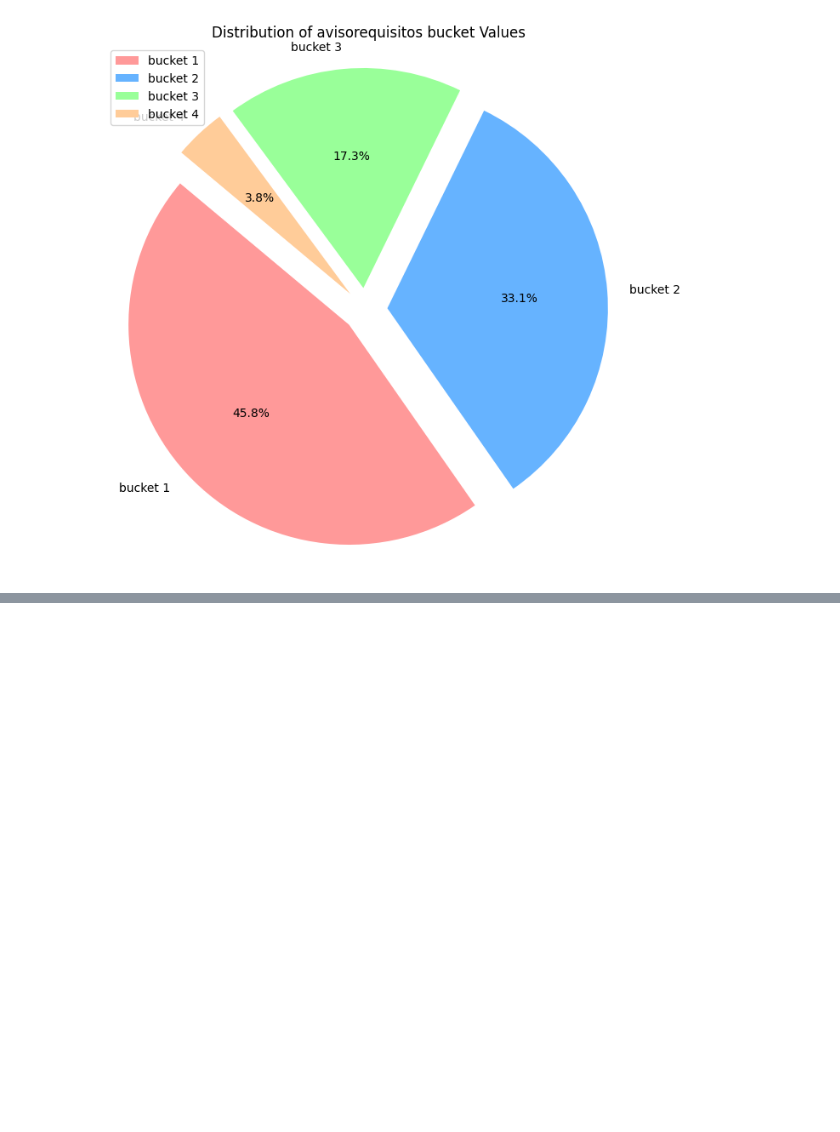
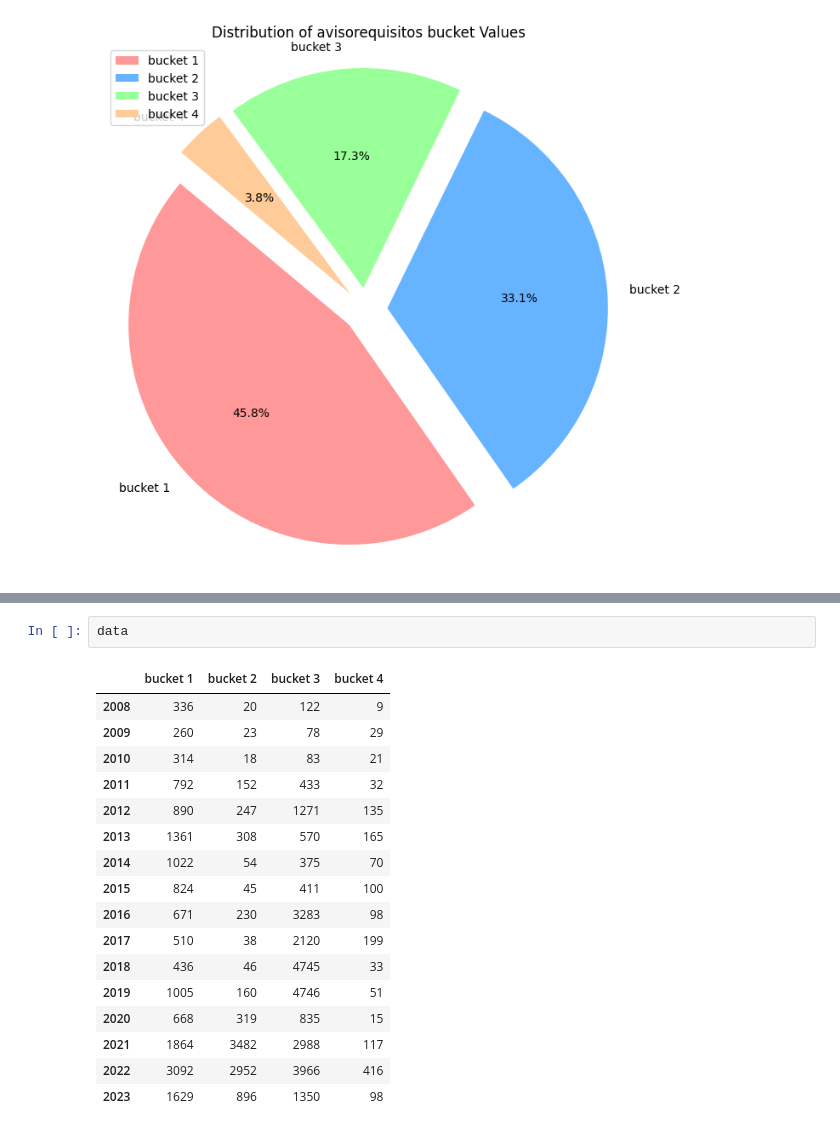
Before and after one commit to oejaramillo/WFH-Project, a Jupyter notebook: graphs.ipynb, the cells around one changed output, grey strips where cells are left out. Cells and saved outputs as stored; diff of their text form; blank space fills up the shorter version.

```diff
--- a/graphs.ipynb
+++ b/graphs.ipynb
@@ -262,0 +307,20 @@ plt.show()
+# %%
+data
+# %% [output]
+|  | bucket 1 | bucket 2 | bucket 3 | bucket 4 |
+| 2008 | 336 | 20 | 122 | 9 |
+| 2009 | 260 | 23 | 78 | 29 |
+| 2010 | 314 | 18 | 83 | 21 |
+| 2011 | 792 | 152 | 433 | 32 |
+| 2012 | 890 | 247 | 1271 | 135 |
+| 2013 | 1361 | 308 | 570 | 165 |
+| 2014 | 1022 | 54 | 375 | 70 |
+| 2015 | 824 | 45 | 411 | 100 |
+| 2016 | 671 | 230 | 3283 | 98 |
+| 2017 | 510 | 38 | 2120 | 199 |
+| 2018 | 436 | 46 | 4745 | 33 |
+| 2019 | 1005 | 160 | 4746 | 51 |
+| 2020 | 668 | 319 | 835 | 15 |
+| 2021 | 1864 | 3482 | 2988 | 117 |
+| 2022 | 3092 | 2952 | 3966 | 416 |
+| 2023 | 1629 | 896 | 1350 | 98 |
```
Also changed, not shown: parts of 2 cells of this notebook, 3 other files.
